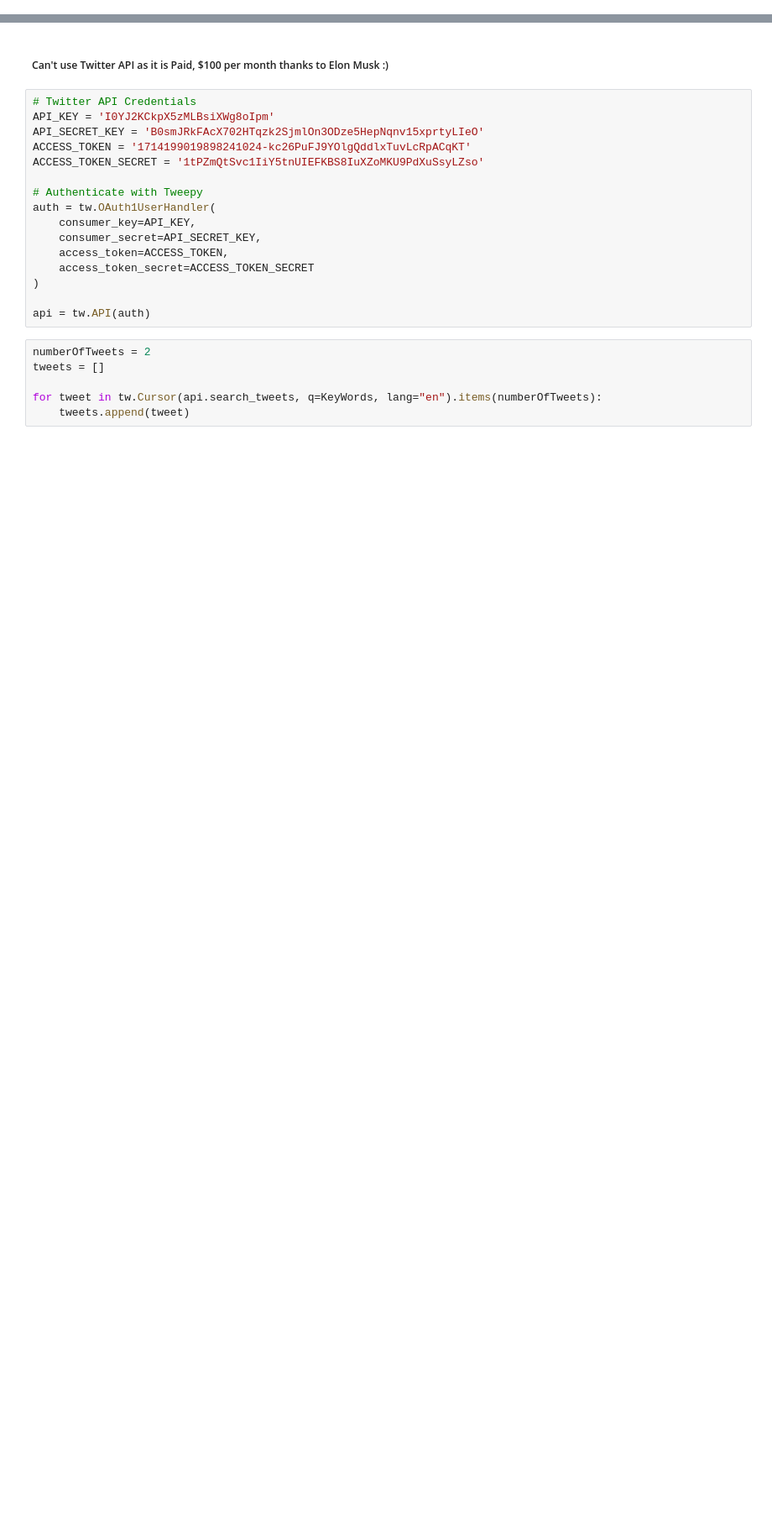
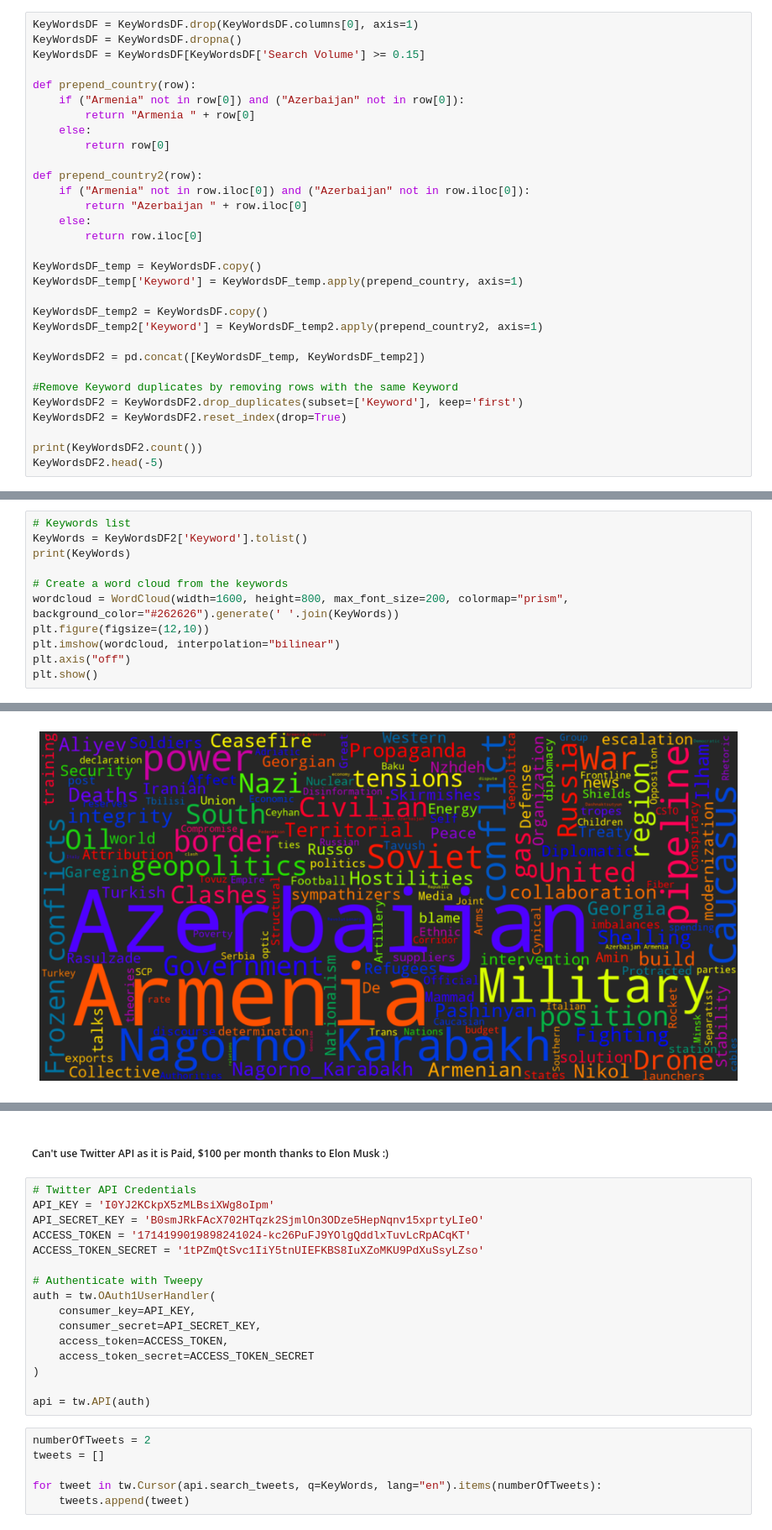
Before and after one commit to ShabGaming/DESN9002_Code4Crisis, a Jupyter notebook: DataCollection.ipynb, the cells around one changed output, grey strips where cells are left out. Shown at 84% size. Cells and saved outputs as stored; diff of their text form; blank space fills up the shorter version.

```diff
--- a/DataCollection.ipynb
+++ b/DataCollection.ipynb
@@ -14,0 +31,31 @@ KeyWords = ["Armenia"]
+# %%
+KeyWordsDF = KeyWordsDF.drop(KeyWordsDF.columns[0], axis=1)
+KeyWordsDF = KeyWordsDF.dropna()
+KeyWordsDF = KeyWordsDF[KeyWordsDF['Search Volume'] >= 0.15]
+
+def prepend_country(row):
+    if ("Armenia" not in row[0]) and ("Azerbaijan" not in row[0]):
+        return "Armenia " + row[0]
+    else:
+        return row[0]
+
+def prepend_country2(row):
+    if ("Armenia" not in row.iloc[0]) and ("Azerbaijan" not in row.iloc[0]):
+        return "Azerbaijan " + row.iloc[0]
+    else:
+        return row.iloc[0]
+
+KeyWordsDF_temp = KeyWordsDF.copy()
+KeyWordsDF_temp['Keyword'] = KeyWordsDF_temp.apply(prepend_country, axis=1)
+
+KeyWordsDF_temp2 = KeyWordsDF.copy()
+KeyWordsDF_temp2['Keyword'] = KeyWordsDF_temp2.apply(prepend_country2, axis=1)
+
+KeyWordsDF2 = pd.concat([KeyWordsDF_temp, KeyWordsDF_temp2])
+
+#Remove Keyword duplicates by removing rows with the same Keyword
+KeyWordsDF2 = KeyWordsDF2.drop_duplicates(subset=['Keyword'], keep='first')
+KeyWordsDF2 = KeyWordsDF2.reset_index(drop=True)
+
+print(KeyWordsDF2.count())
+KeyWordsDF2.head(-5)
@@ -14,0 +81,12 @@ KeyWords = ["Armenia"]
+# %%
+# Keywords list
+KeyWords = KeyWordsDF2['Keyword'].tolist()
+print(KeyWords)
+
+# Create a word cloud from the keywords
+wordcloud = WordCloud(width=1600, height=800, max_font_size=200, colormap="prism", background_color="#262626").generate(' '.join(KeyWords))
+plt.figure(figsize=(12,10))
+plt.imshow(wordcloud, interpolation="bilinear")
+plt.axis("off")
+plt.show()
+# %% [output]
@@ -14,0 +94 @@ KeyWords = ["Armenia"]
+[figure, added]
```
Also changed, not shown: parts of 34 cells of this notebook, 3 other files.
